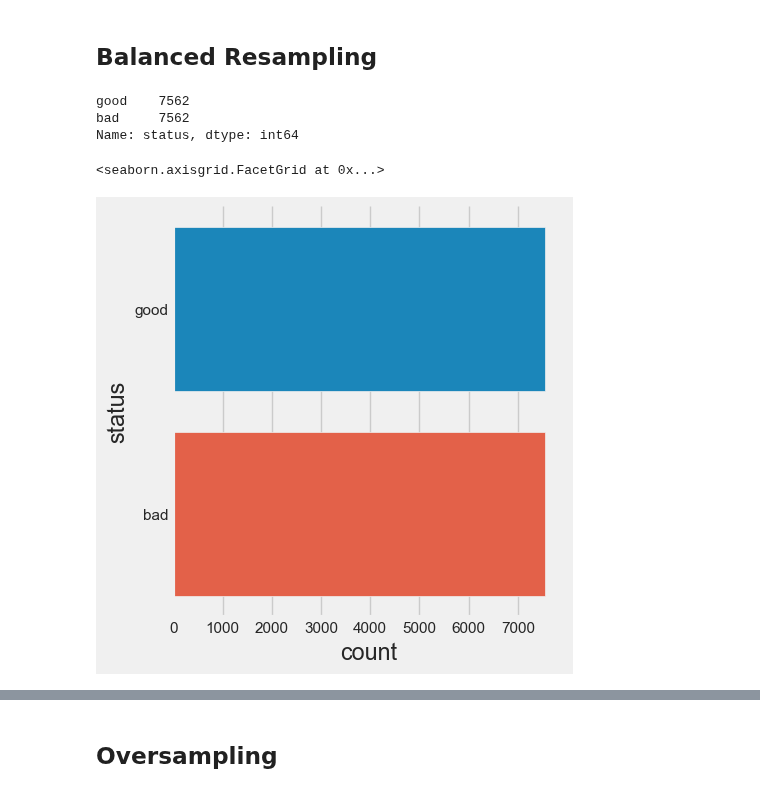
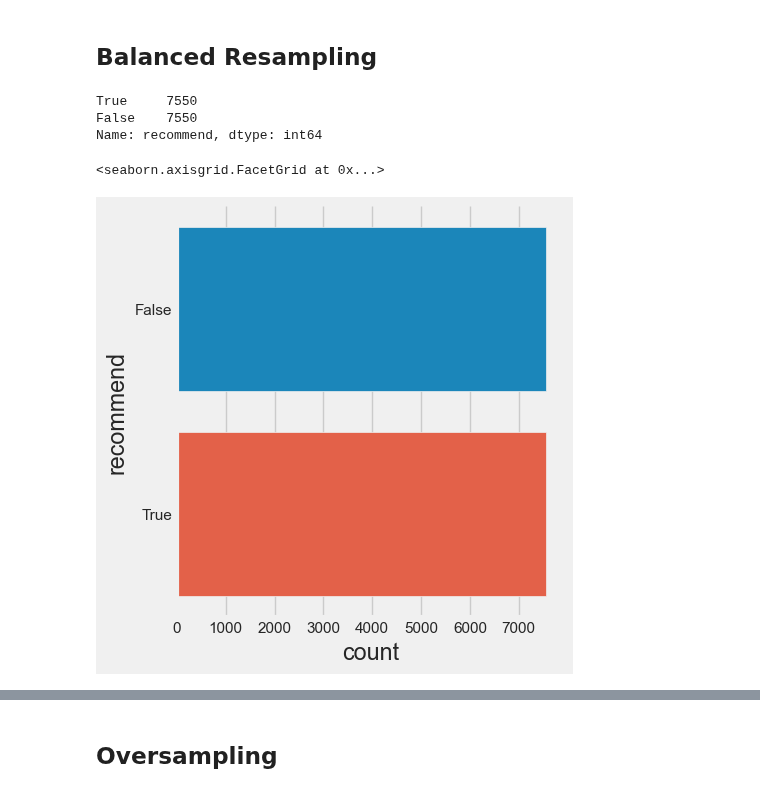
Before and after one commit to Pante/SC1015-Project, a Jupyter notebook: Data Clustering and Resampling.ipynb, the cells around one changed output, grey strips where cells are left out. Saved outputs shown, nothing was run; the diff lists cells and outputs as text; code cells hidden in the pictures.

```diff
--- a/Data Clustering and Resampling.ipynb
+++ b/Data Clustering and Resampling.ipynb
@@ -264,0 +171,5 @@ games_prediction.to_csv('games-prediction.csv')
+# %%
+# Reset index of clusters
+clusters.set_index(games.index, inplace=True)
+# %%
+games = pd.concat([games, clusters], axis = 1)
@@ -264,0 +208,23 @@ games_prediction.to_csv('games-prediction.csv')
+# %%
+games_prediction = games[[
+ 'recommend',
+ 'original_price',
+ 'discount_price',
+ 'discount_percentage',
+ 'mature_content',
+ 'genre_Action',
+ 'genre_Adventure',
+ 'genre_Casual',
+ 'genre_Massively Multiplayer',
+ 'genre_RPG',
+ 'genre_Racing',
+ 'genre_Simulation',
+ 'genre_Sports',
+ 'genre_Strategy',
+ 'K_cluster_0',
+ 'K_cluster_1',
+ 'K_cluster_2',
+ 'K_cluster_3',
+ 'K_cluster_4']]
+
+games_prediction.head()
@@ -270,8 +245,8 @@ games_prediction.to_csv('games-prediction.csv')
 # Upsample Bad to match Good
 from sklearn.utils import resample
 
-gamesBad = games_prediction[games_prediction.status == 'bad']
-gamesGood = games_prediction[games_prediction.status == 'good']
+gamesBad = games_prediction[games_prediction.recommend == False]
+gamesGood = games_prediction[games_prediction.recommend == True]
 
 # Upsample the Bad samples
 gamesBad = resample(gamesBad,
@@ -282,14 +257,14 @@ gamesBad = resample(gamesBad,
 games_prediction_balanced = pd.concat([gamesGood, gamesBad])
 
 # Check the ratio of the classes
-games_prediction_balanced['status'].value_counts()
+games_prediction_balanced['recommend'].value_counts()
 # %% [output]
-good    7562
-bad     7562
-Name: status, dtype: int64
+True     7550
+False    7550
+Name: recommend, dtype: int64
 # %%
 # Quick plot to check the balanced classes visually
-sb.catplot(y = 'status', data = games_prediction_balanced, kind = "count")
+sb.catplot(y = 'recommend', data = games_prediction_balanced, kind = "count")
 # %% [output]
 <seaborn.axisgrid.FacetGrid at 0x...>
-[figure, old version]
+[figure, new version]
```
Also changed, not shown: parts of 40 cells of this notebook.
